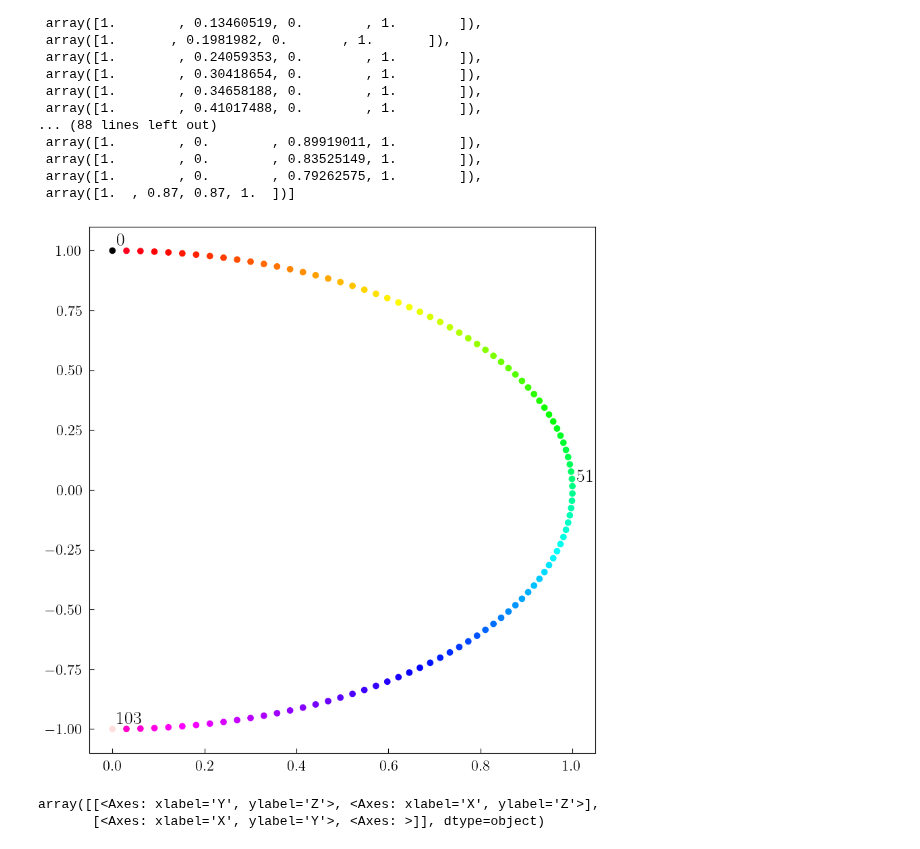
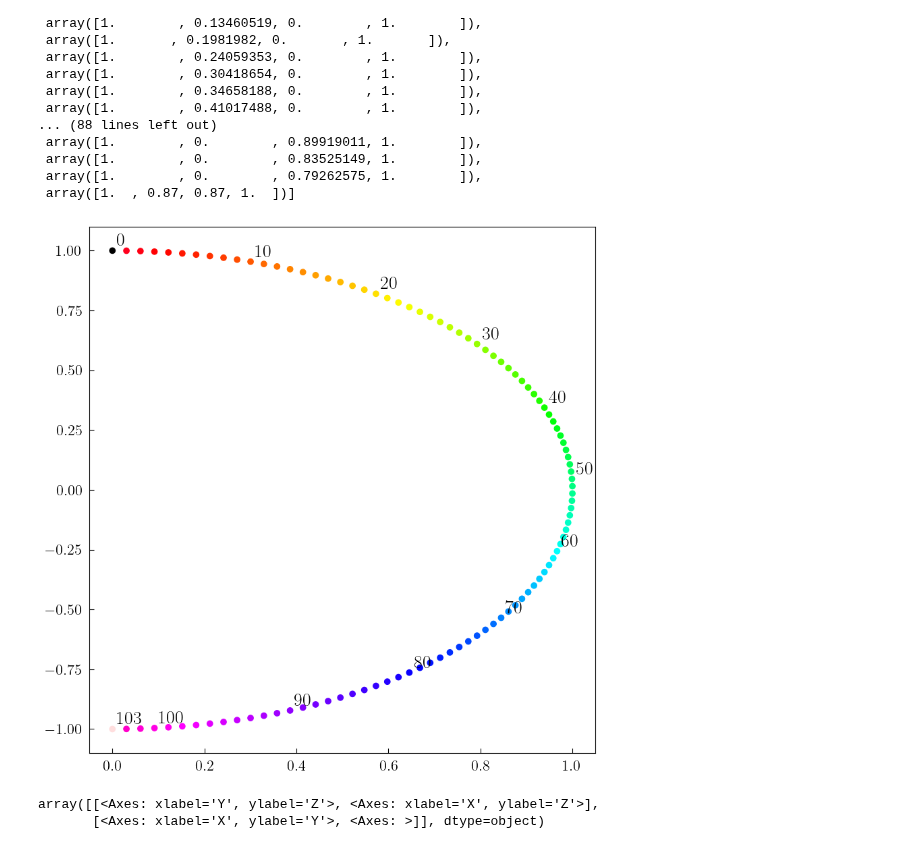
Before and after one commit to kdotdot/cerebra_atlas_python, a Jupyter notebook: 0.1-colors.ipynb, the cells around one changed output. Cells and saved outputs as stored; diff of their text form; code cells hidden in the pictures.

```diff
--- a/0.1-colors.ipynb
+++ b/0.1-colors.ipynb
@@ -81,18 +81,18 @@ cs
 # %%
 space = np.linspace(0, math.pi, 104)
 xs = [np.sin(x) for x in space]
 ys = [np.cos(x) for x in space]
 cs = [colors[x] for x in region_ids]
 
 plt.figure(figsize=(10,10))
 plt.scatter(xs,ys, c=cs)
 
 for i, (x,y) in enumerate(zip(xs,ys)):
-    if i != 103 and i != 0 and i != 51:
+    if i != 103  and i %10 != 0:
         continue
     plt.text(x+.01,y+.02,i)
 # %% [output]
-[figure, old version]
+[figure, new version]
 # %%
 cerebra.orthoview(plot_affine=False, plot_whitematter=False, pt=[120, 150, 160])
 # %% [output]
```
Also changed, not shown: 2 other files.
